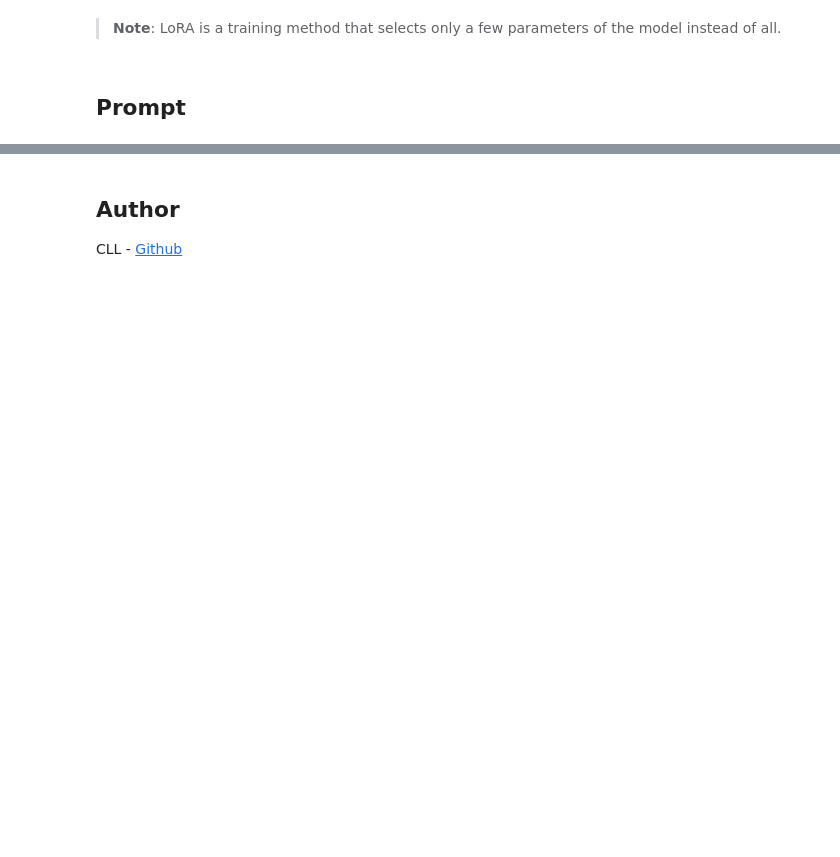
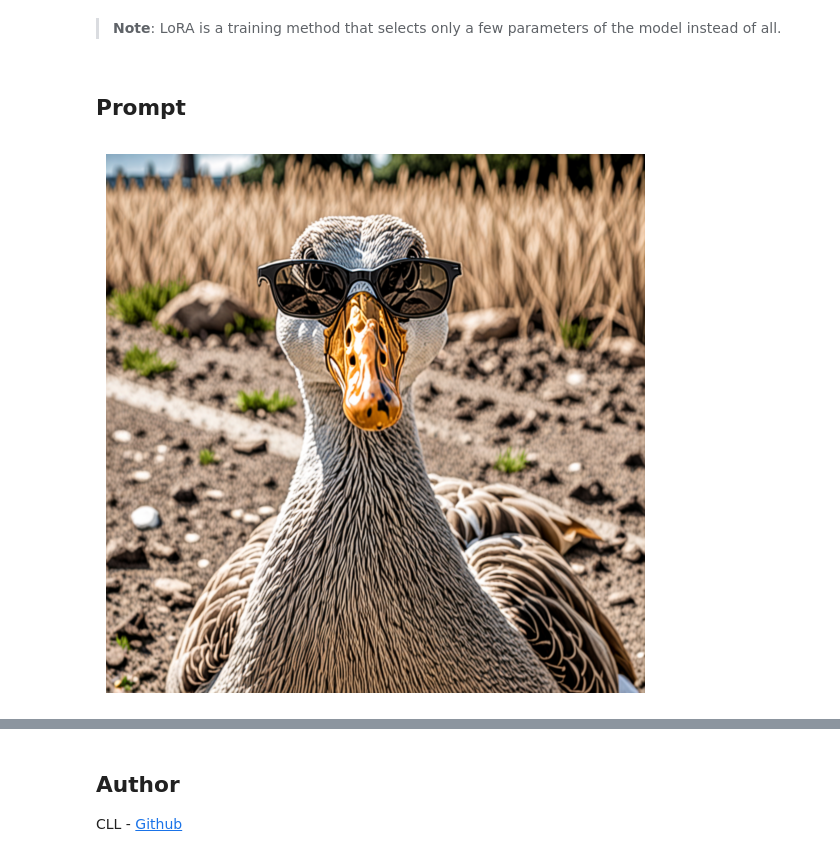
Before and after one commit to CllsPy/Generative_AI, a Jupyter notebook: Hyper-SD_Text2Image/text2image-ai-based-on-the-hype-model.ipynb, the cells around one changed output, grey strips where cells are left out. Saved outputs shown, nothing was run; the diff lists cells and outputs as text; code cells hidden in the pictures; blank space fills up the shorter version.

```diff
--- a/Hyper-SD_Text2Image/text2image-ai-based-on-the-hype-model.ipynb
+++ b/Hyper-SD_Text2Image/text2image-ai-based-on-the-hype-model.ipynb
@@ -91,13 +91,23 @@ Wall time: 6.2 µs
 ## Prompt
 # %%
 import matplotlib.pyplot as plt
+from PIL import Image
 
 def text2image(prompt):
     image = pipe(prompt=prompt,
-                 num_inference_steps=2,
+                 num_inference_steps=10,
                  guidance_scale=1).images[0]
 
     return image
+
+image = text2image(prompt="a goose with sun glasses")
+
+plt.figure(figsize=(12, 7))
+plt.imshow(image)
+plt.axis('off')
+plt.show()
+# %% [output]
+[figure, added]
 # %%
 # Interface
 import gradio as gr
```
Also changed, not shown: parts of 3 cells of this notebook.
